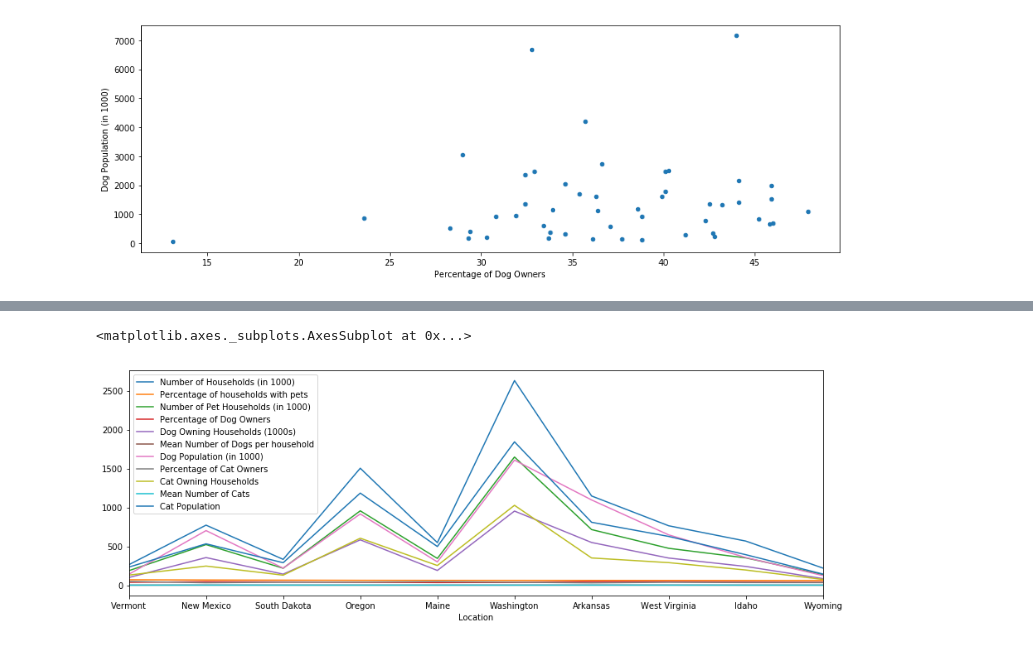
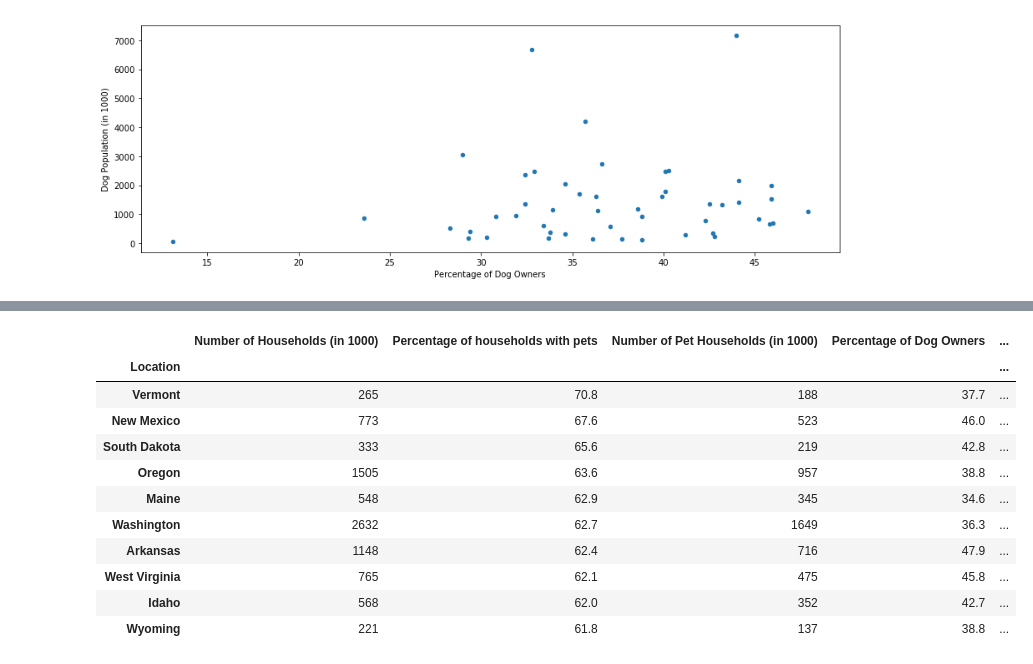
Before and after one commit to numanyilmaz/CatVSDogs, a Jupyter notebook: catsvdogs.ipynb, the cells around one changed output, grey strips where cells are left out. Drawn from its saved outputs; the diff is of its cells as text; code cells hidden in the pictures.

```diff
--- a/catsvdogs.ipynb
+++ b/catsvdogs.ipynb
@@ -84,5 +78,15 @@ df.sort_values('Percentage of households with pets', ascending=False)
 # %%
-df.nlargest(10, 'Percentage of households with pets').plot(figsize=(15,5))
+df.nlargest(10, 'Percentage of households with pets')
 # %% [output]
-<matplotlib.axes._subplots.AxesSubplot at 0x...>
-[figure, removed]
+|  | Number of Households (in 1000) | Percentage of households with pets | Number of Pet Households (in 1000) | Percentage of Dog Owners | ... |
+| Location |  |  |  |  | ... |
+| Vermont | 265 | 70.8 | 188 | 37.7 | ... |
+| New Mexico | 773 | 67.6 | 523 | 46.0 | ... |
+| South Dakota | 333 | 65.6 | 219 | 42.8 | ... |
+| Oregon | 1505 | 63.6 | 957 | 38.8 | ... |
+| Maine | 548 | 62.9 | 345 | 34.6 | ... |
+| Washington | 2632 | 62.7 | 1649 | 36.3 | ... |
+| Arkansas | 1148 | 62.4 | 716 | 47.9 | ... |
+| West Virginia | 765 | 62.1 | 475 | 45.8 | ... |
+| Idaho | 568 | 62.0 | 352 | 42.7 | ... |
+| Wyoming | 221 | 61.8 | 137 | 38.8 | ... |
```
Also changed, not shown: parts of 1 cell of this notebook.
